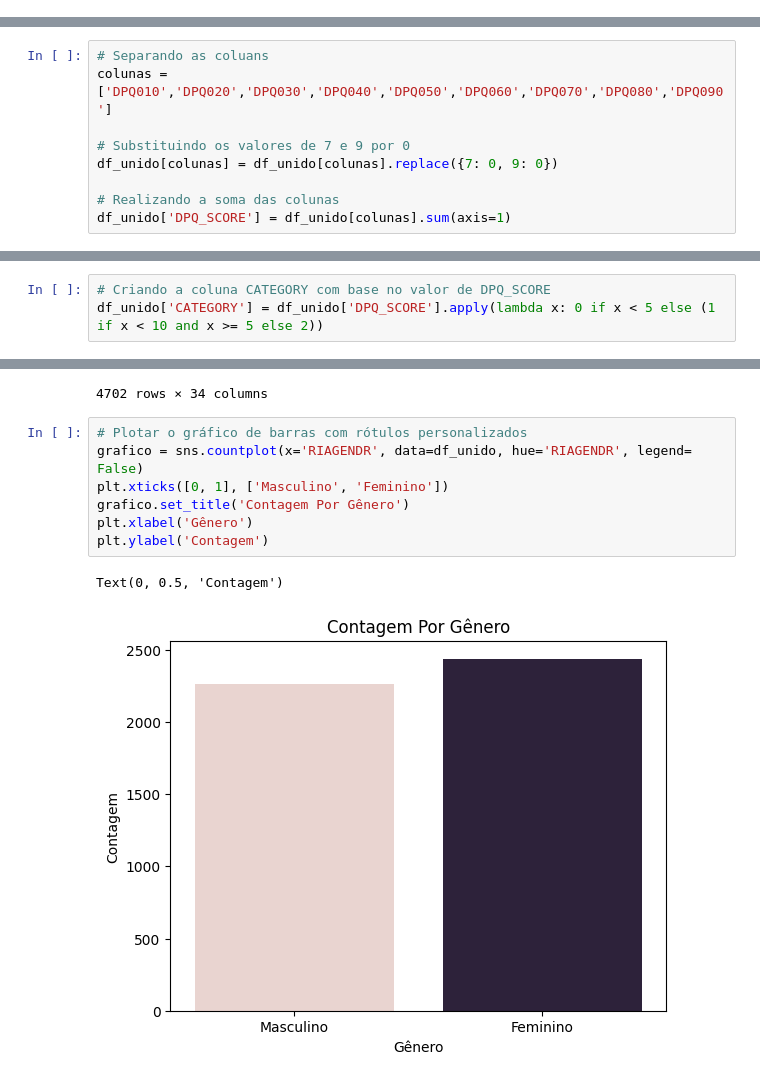
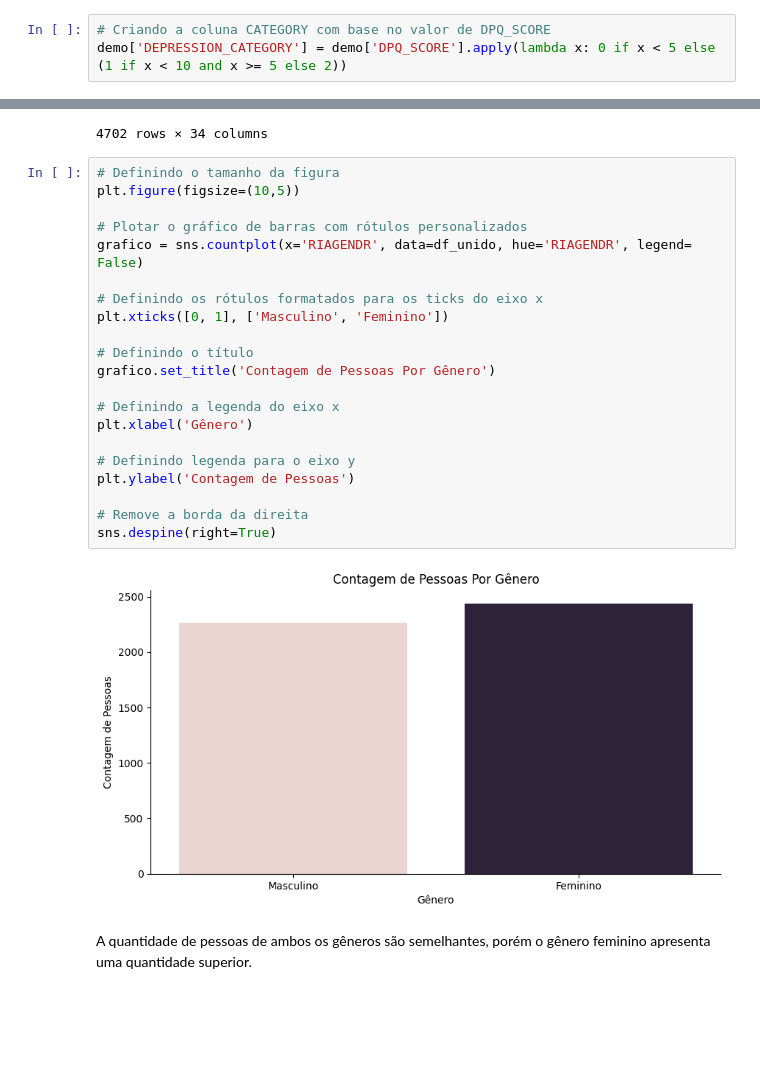
Before and after one commit to OtavioAroca/portfolio, a Jupyter notebook: depressao.ipynb, the cells around one changed output, grey strips where cells are left out. Cells and saved outputs as stored; diff of their text form; blank space fills up the shorter version.

```diff
--- a/depressao.ipynb
+++ b/depressao.ipynb
@@ -232,0 +235,3 @@ demo['DPQ_SCORE'] = demo[colunas].sum(axis=1)
+# %%
+# Criando a coluna CATEGORY com base no valor de DPQ_SCORE
+demo['DEPRESSION_CATEGORY'] = demo['DPQ_SCORE'].apply(lambda x: 0 if x < 5 else (1 if x < 10 and x >= 5 else 2))
@@ -412,9 +495,0 @@ Será realizado a soma de DPQ010 à DPQ090 para obter um valor que possa represe
-# %%
-# Separando as coluans
-colunas = ['DPQ010','DPQ020','DPQ030','DPQ040','DPQ050','DPQ060','DPQ070','DPQ080','DPQ090']
-
-# Substituindo os valores de 7 e 9 por 0
-df_unido[colunas] = df_unido[colunas].replace({7: 0, 9: 0})
-
-# Realizando a soma das colunas
-df_unido['DPQ_SCORE'] = df_unido[colunas].sum(axis=1)
@@ -429,3 +495,0 @@ Será criada a coluna CATEGORY que representará o grau de sintomas depressivos
-# %%
-# Criando a coluna CATEGORY com base no valor de DPQ_SCORE
-df_unido['CATEGORY'] = df_unido['DPQ_SCORE'].apply(lambda x: 0 if x < 5 else (1 if x < 10 and x >= 5 else 2))
@@ -469,15 +512,30 @@ df_unido
 | 4799 | 41473 | 0.0 | 0.0 | 2.0 | 1.0 | 0.0 | 1.0 | 0.0 | 0.0 | 0.0 | ... | ... |
 4702 rows × 34 columns
 # %%
+# Definindo o tamanho da figura
+plt.figure(figsize=(10,5))
+
 # Plotar o gráfico de barras com rótulos personalizados
 grafico = sns.countplot(x='RIAGENDR', data=df_unido, hue='RIAGENDR', legend= False)
+
+# Definindo os rótulos formatados para os ticks do eixo x
 plt.xticks([0, 1], ['Masculino', 'Feminino'])
-grafico.set_title('Contagem Por Gênero')
+
+# Definindo o título
+grafico.set_title('Contagem de Pessoas Por Gênero')
+
+# Definindo a legenda do eixo x
 plt.xlabel('Gênero')
-plt.ylabel('Contagem')
+
+# Definindo legenda para o eixo y
+plt.ylabel('Contagem de Pessoas')
+
+# Remove a borda da direita
+sns.despine(right=True)
 # %% [output]
-Text(0, 0.5, 'Contagem')
-[figure, old version]
+[figure, new version]
+# %% [markdown]
+A quantidade de pessoas de ambos os gêneros são semelhantes, porém o gênero feminino apresenta uma quantidade superior.
 # %%
 # Contar as ocorrências de cada valor em 'RIDRETH1' e ordenar de forma decrescente
 ordem = df_unido['RIDRETH1'].value_counts().index
```
Also changed, not shown: parts of 43 cells of this notebook.
